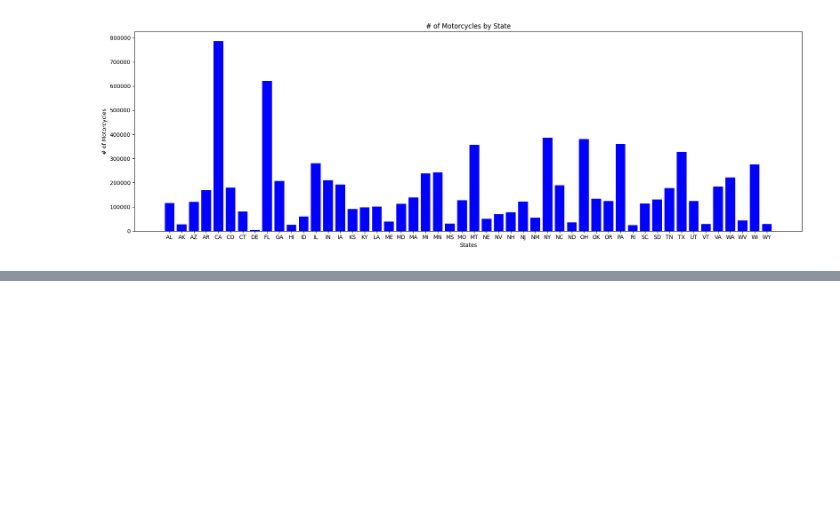
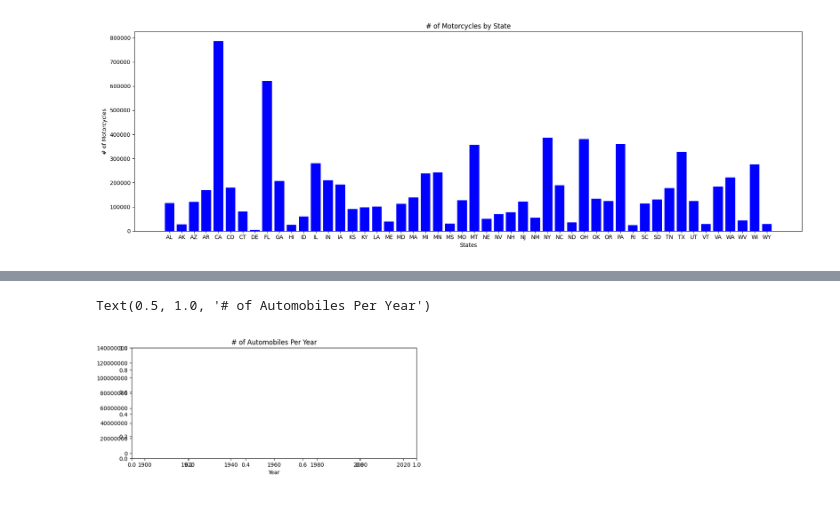
Before and after one commit to Eli80763/data-science-passion-project, a Jupyter notebook: project.ipynb, the cells around one changed output, grey strips where cells are left out. Drawn from its saved outputs; the diff is of its cells as text; code cells hidden in the pictures; blank space fills up the shorter version.

Commit message:
continued working on second visualization

```diff
--- a/project.ipynb
+++ b/project.ipynb
@@ -120,0 +124,20 @@ new_dataframe
+# %%
+automobile_usage_fig = plt.figure(figsize=(18,4))
+
+automobile_axes = automobile_usage_fig.add_axes([0.05,.2,.4,.7])
+combined_axes = automobile_usage_fig.add_axes([0.05,.2,.4,.7])
+
+data_keys = total_vehicles_per_20_years["Year"]
+data_values = total_vehicles_per_20_years["Auto"]
+
+automobile_axes.plot(data_keys,
+        data_values,
+        color = "green")
+
+automobile_axes.ticklabel_format(style = "plain", axis='y')
+automobile_axes.set_xlabel("Year")
+automobile_axes.set_ylabel("# of Automobiles")
+automobile_axes.set_title("# of Automobiles Per Year")
+# %% [output]
+Text(0.5, 1.0, '# of Automobiles Per Year')
+[figure, added]
```
Also changed, not shown: parts of 2 cells of this notebook.
